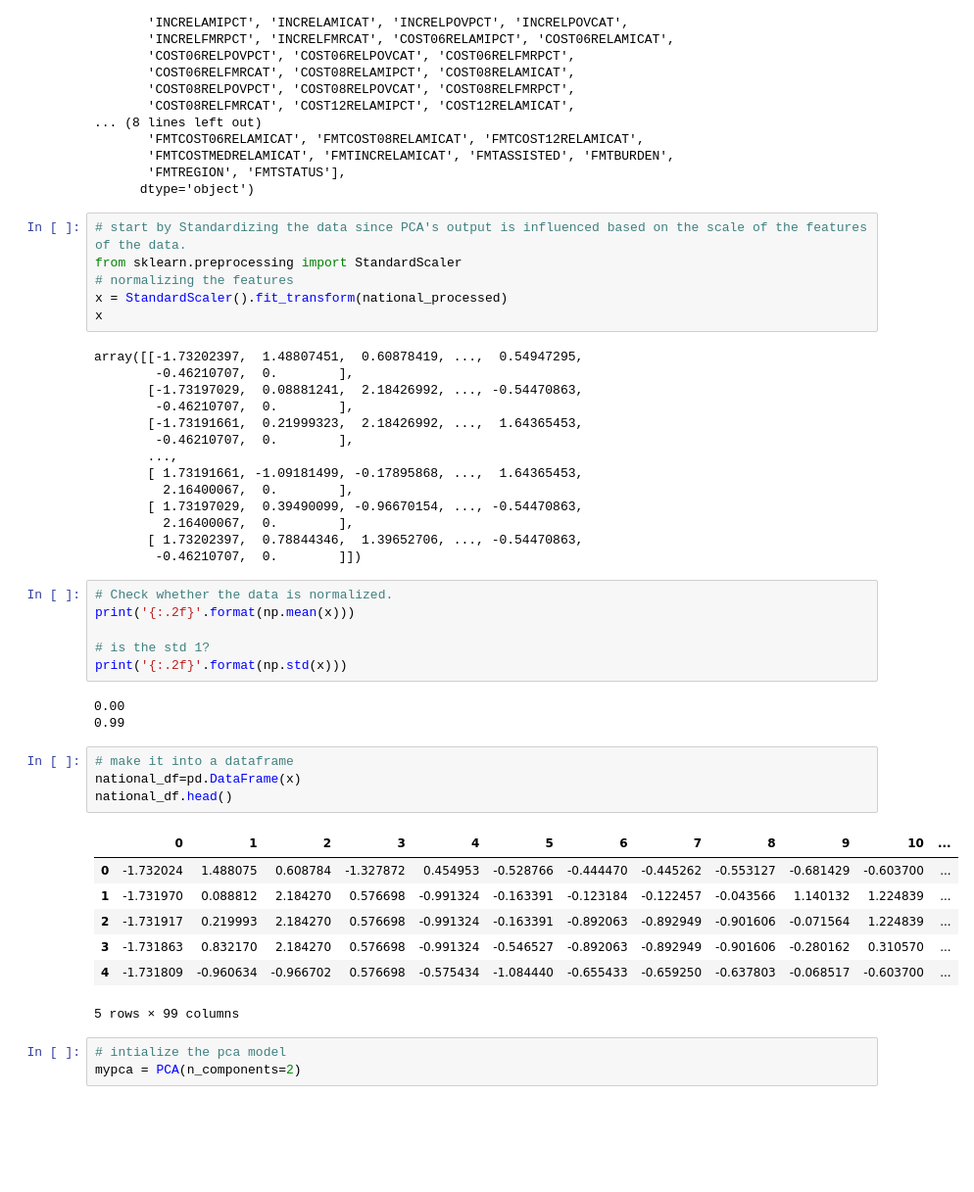
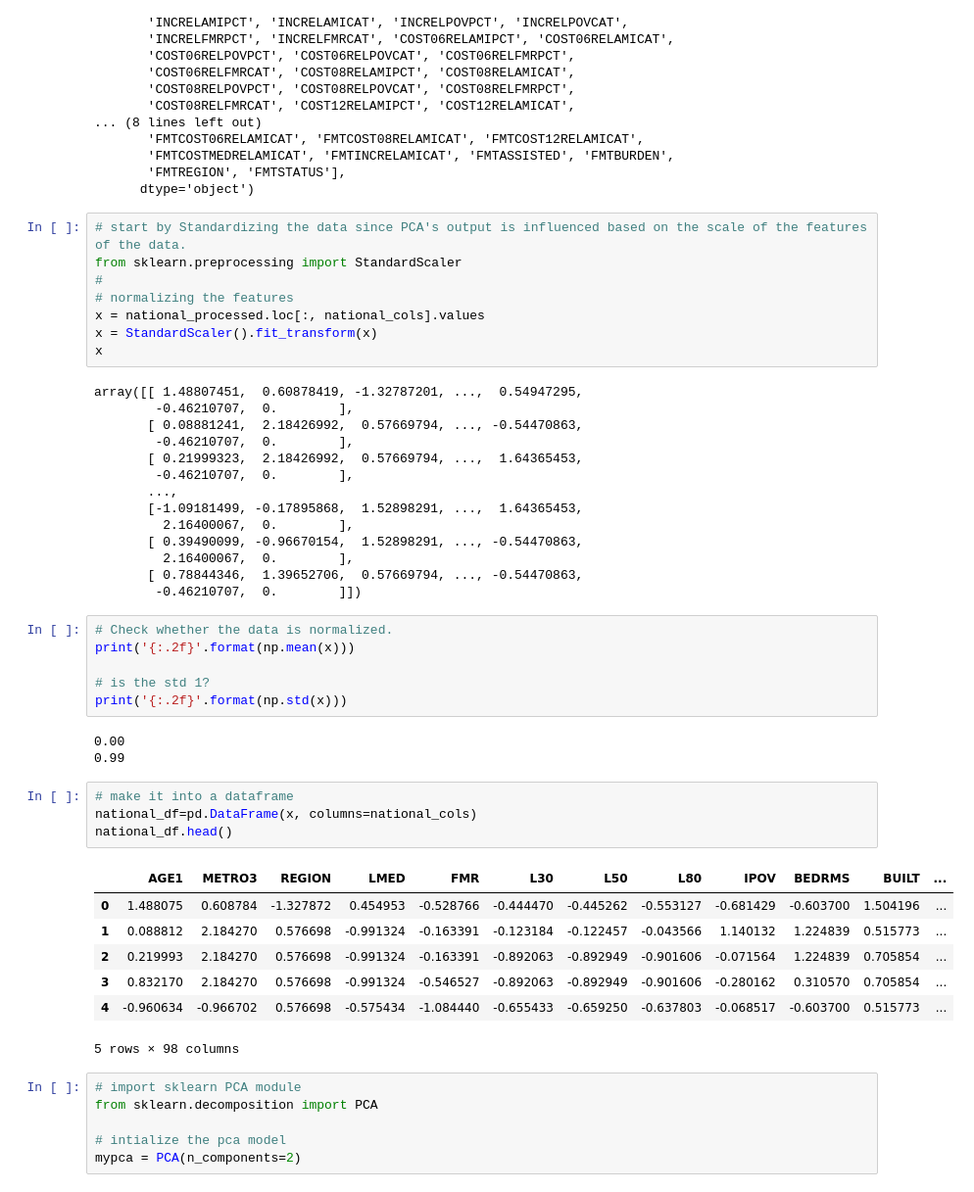
Before and after one commit to SaraWestWA/DS-Unit-1-Build, a Jupyter notebook: module3-dimensionality-reduction/SW_133_High_Dimensional_Data_Assignment.ipynb, the cells around one changed output. Shown: that part at 98% size. Saved outputs shown, nothing was run; the diff lists cells and outputs as text; blank space fills up the shorter version.

```diff
--- a/module3-dimensionality-reduction/SW_133_High_Dimensional_Data_Assignment.ipynb
+++ b/module3-dimensionality-reduction/SW_133_High_Dimensional_Data_Assignment.ipynb
@@ -223,22 +244,24 @@ Index(['AGE1', 'METRO3', 'REGION', 'LMED', 'FMR', 'L30', 'L50', 'L80', 'IPOV',
 # %%
 # start by Standardizing the data since PCA's output is influenced based on the scale of the features of the data.
 from sklearn.preprocessing import StandardScaler
+#
 # normalizing the features
-x = StandardScaler().fit_transform(national_processed)
+x = national_processed.loc[:, national_cols].values
+x = StandardScaler().fit_transform(x)
 x
 # %% [output]
-array([[-1.73202397,  1.48807451,  0.60878419, ...,  0.54947295,
+array([[ 1.48807451,  0.60878419, -1.32787201, ...,  0.54947295,
         -0.46210707,  0.        ],
-       [-1.73197029,  0.08881241,  2.18426992, ..., -0.54470863,
+       [ 0.08881241,  2.18426992,  0.57669794, ..., -0.54470863,
         -0.46210707,  0.        ],
-       [-1.73191661,  0.21999323,  2.18426992, ...,  1.64365453,
+       [ 0.21999323,  2.18426992,  0.57669794, ...,  1.64365453,
         -0.46210707,  0.        ],
        ...,
-       [ 1.73191661, -1.09181499, -0.17895868, ...,  1.64365453,
+       [-1.09181499, -0.17895868,  1.52898291, ...,  1.64365453,
          2.16400067,  0.        ],
-       [ 1.73197029,  0.39490099, -0.96670154, ..., -0.54470863,
+       [ 0.39490099, -0.96670154,  1.52898291, ..., -0.54470863,
          2.16400067,  0.        ],
-       [ 1.73202397,  0.78844346,  1.39652706, ..., -0.54470863,
+       [ 0.78844346,  1.39652706,  0.57669794, ..., -0.54470863,
         -0.46210707,  0.        ]])
 # %%
 # Check whether the data is normalized.
@@ -251,16 +274,19 @@ print('{:.2f}'.format(np.std(x)))
 0.99
 # %%
 # make it into a dataframe
-national_df=pd.DataFrame(x)
+national_df=pd.DataFrame(x, columns=national_cols)
 national_df.head()
 # %% [output]
-|  | 0 | 1 | 2 | 3 | 4 | 5 | 6 | 7 | 8 | 9 | 10 | ... |
-| 0 | -1.732024 | 1.488075 | 0.608784 | -1.327872 | 0.454953 | -0.528766 | -0.444470 | -0.445262 | -0.553127 | -0.681429 | -0.603700 | ... |
-| 1 | -1.731970 | 0.088812 | 2.184270 | 0.576698 | -0.991324 | -0.163391 | -0.123184 | -0.122457 | -0.043566 | 1.140132 | 1.224839 | ... |
-| 2 | -1.731917 | 0.219993 | 2.184270 | 0.576698 | -0.991324 | -0.163391 | -0.892063 | -0.892949 | -0.901606 | -0.071564 | 1.224839 | ... |
-| 3 | -1.731863 | 0.832170 | 2.184270 | 0.576698 | -0.991324 | -0.546527 | -0.892063 | -0.892949 | -0.901606 | -0.280162 | 0.310570 | ... |
-| 4 | -1.731809 | -0.960634 | -0.966702 | 0.576698 | -0.575434 | -1.084440 | -0.655433 | -0.659250 | -0.637803 | -0.068517 | -0.603700 | ... |
+|  | AGE1 | METRO3 | REGION | LMED | FMR | L30 | L50 | L80 | IPOV | BEDRMS | BUILT | ... |
+| 0 | 1.488075 | 0.608784 | -1.327872 | 0.454953 | -0.528766 | -0.444470 | -0.445262 | -0.553127 | -0.681429 | -0.603700 | 1.504196 | ... |
+| 1 | 0.088812 | 2.184270 | 0.576698 | -0.991324 | -0.163391 | -0.123184 | -0.122457 | -0.043566 | 1.140132 | 1.224839 | 0.515773 | ... |
+| 2 | 0.219993 | 2.184270 | 0.576698 | -0.991324 | -0.163391 | -0.892063 | -0.892949 | -0.901606 | -0.071564 | 1.224839 | 0.705854 | ... |
+| 3 | 0.832170 | 2.184270 | 0.576698 | -0.991324 | -0.546527 | -0.892063 | -0.892949 | -0.901606 | -0.280162 | 0.310570 | 0.705854 | ... |
+| 4 | -0.960634 | -0.966702 | 0.576698 | -0.575434 | -1.084440 | -0.655433 | -0.659250 | -0.637803 | -0.068517 | -0.603700 | 0.515773 | ... |
-5 rows × 99 columns
+5 rows × 98 columns
 # %%
+# import sklearn PCA module
+from sklearn.decomposition import PCA
+
 # intialize the pca model
 mypca = PCA(n_components=2)
```
Also changed, not shown: parts of 12 cells of this notebook.
